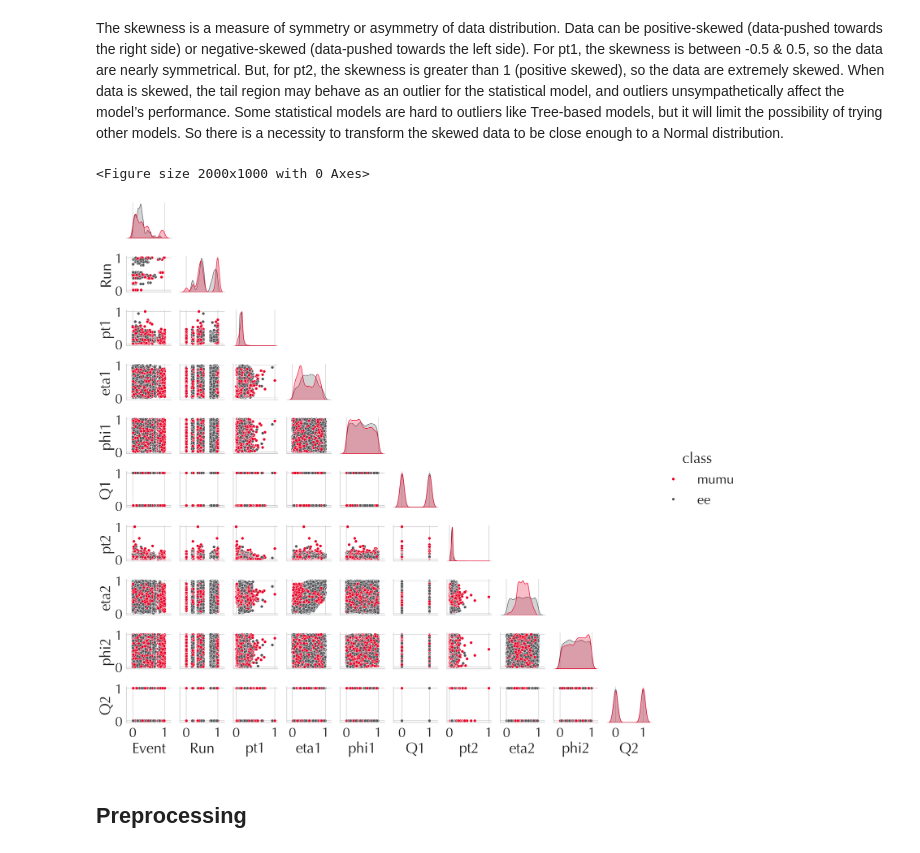
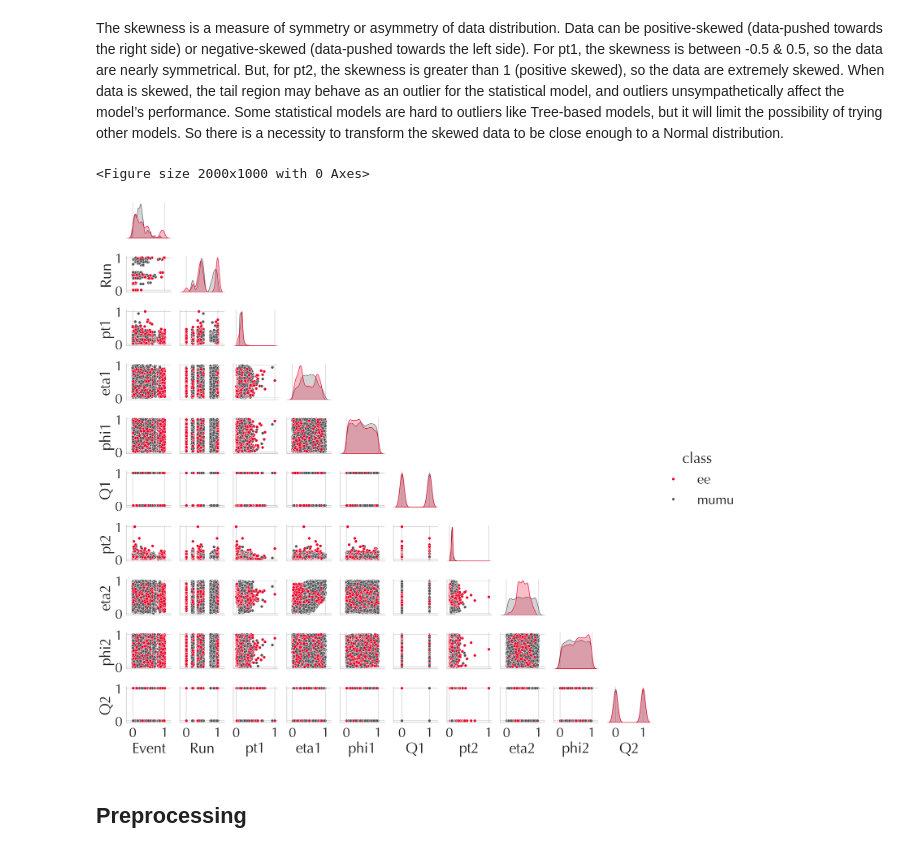
Before and after one commit to jlancione/thesis_notebooks, a Jupyter notebook: Zdecay.ipynb, the cells around one changed output. Drawn from its saved outputs; the diff is of its cells as text; code cells hidden in the pictures.

```diff
--- a/Zdecay.ipynb
+++ b/Zdecay.ipynb
@@ -98,16 +98,20 @@ if data_checks=='y':
     plt.tight_layout()
 # %%
 if data_checks=='y':
-    df_array_to_df['class'] = df_array_to_df['class'].map({0:'ee', 1:'mumu'})
+    scaler = MinMaxScaler()
+    df_scaled = scaler.fit_transform(df_raw) # normalization
+    df_array_to_df = pd.DataFrame(df_scaled, columns = df_raw.columns) # convert array into dataframe
+
+    df_array_to_df['class'] = df_array_to_df['class'].map({0:'mumu', 1:'ee'})
     sns.set_style('whitegrid', {'font.family':'Optima'})
     sns.set_context('talk', font_scale=2.5)
     font = {'family' : 'Optima'}
     plt.figure(figsize=(20, 10))
     fig_pairplot_scaled = sns.pairplot(df_array_to_df, hue="class", corner=True, palette=unitopalette)
     sns.move_legend(fig_pairplot_scaled, 'center right') # nn serve a nulla
 # %% [output]
 <Figure size 2000x1000 with 0 Axes>
-[figure, old version]
+[figure, new version]
 # %%
 fig_pairplot_scaled.savefig('./Zmodels/Zpairplot_scaled.pdf', bbox_inches='tight')
 fig_pairplot_scaled.savefig('./Zmodels/Zpairplot_scaled.png', bbox_inches='tight')
```
Also changed, not shown: 1 other file.
